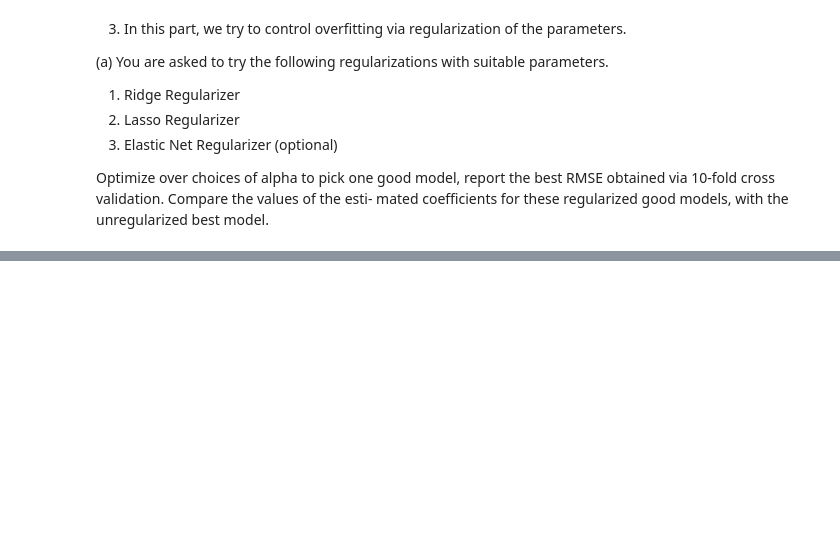
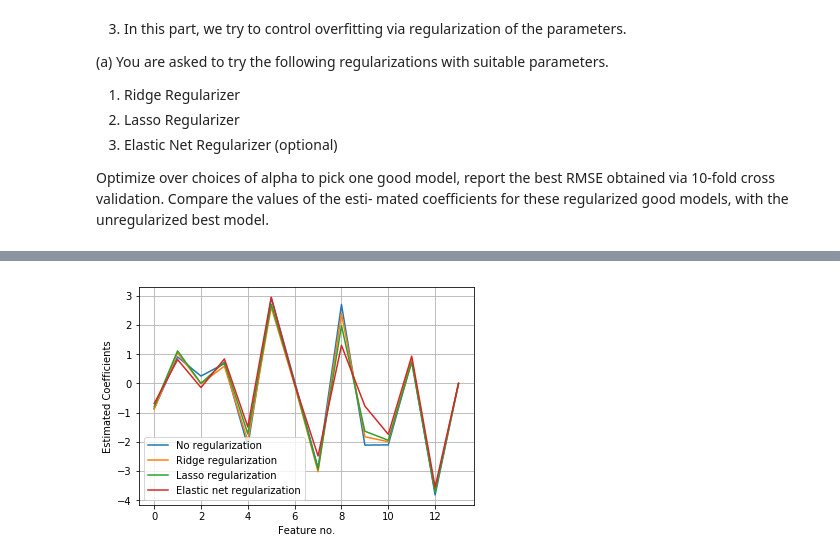
Before and after one commit to kehkashan22/ee219-project4, a Jupyter notebook: Project4.ipynb, the cells around one changed output, grey strips where cells are left out. Saved outputs shown, nothing was run; the diff lists cells and outputs as text; code cells hidden in the pictures; blank space fills up the shorter version.

```diff
--- a/Project4.ipynb
+++ b/Project4.ipynb
@@ -319,0 +329,17 @@ Coefficients are :  [-0.5781  0.8297 -0.1292  0.7753 -1.5304  2.9856 -0.0734 -2.
+# %%
+rr = [-0.8869,1.0447,-0.0056,0.5926,-1.964,2.6136,-0.0597,-3.0223,2.3893,-1.8252,-1.9941,0.8358,-3.6814,0.]
+lr = [-0.7963,1.1156,-0.,0.7375,-1.7268,2.7151,-0.,-2.9407,1.977,-1.6362,-1.9462,0.722,-3.7231,0.]
+er = [-0.6894,0.8161,-0.1409,0.8386,-1.4888,2.9505,-0.0149,-2.4827,1.3043,-0.775,-1.7426,0.9342,-3.5458,0.]
+unreg = [-0.8563,0.9077,0.2527,0.6795,-2.154,2.9334,0.0705,-2.8962,2.7021,-2.1109,-2.1034,0.7895,-3.8162,0.]
+# %%
+plt.plot(range(len(unreg_coeff)), unreg_coeff, label='No regularization')
+plt.plot(range(len(unreg_coeff)), rr, label='Ridge regularization')
+plt.plot(range(len(unreg_coeff)), lr, label='Lasso regularization')
+plt.plot(range(len(unreg_coeff)), er, label='Elastic net regularization')
+plt.xlabel("Feature no.")
+plt.ylabel("Estimated Coefficients")
+plt.legend()
+plt.grid()
+plt.show()
+# %% [output]
+[figure, added]
```
Also changed, not shown: parts of 11 cells of this notebook.
